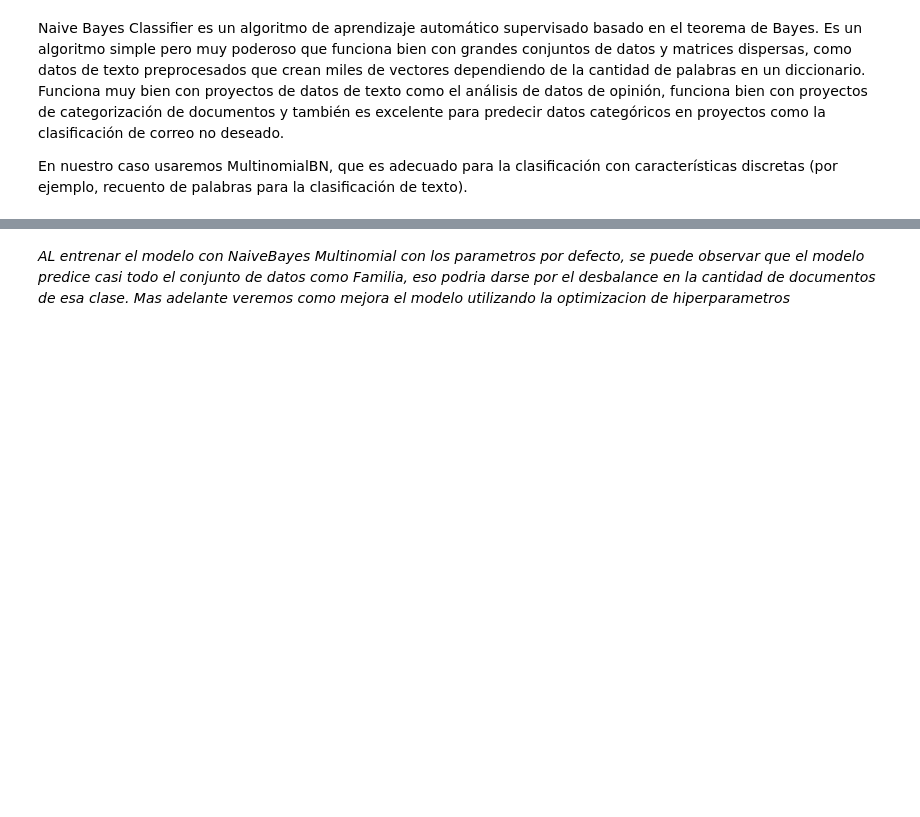
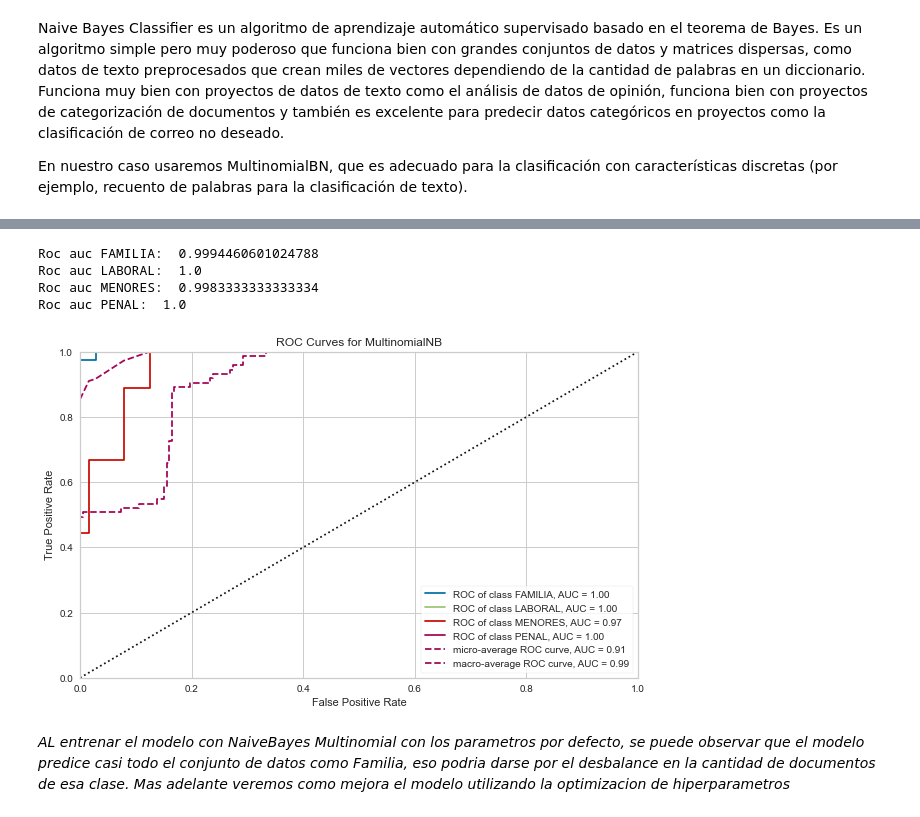
Before and after one commit to nicocarrion1/Mentoria_Busqueda_y_Recomendacion_Textos_Legales, a Jupyter notebook: Practico_3-Introduccion_al_aprendizaje_automatico.ipynb, the cells around one changed output, grey strips where cells are left out. Saved outputs shown, nothing was run; the diff lists cells and outputs as text; code cells hidden in the pictures; blank space fills up the shorter version.

```diff
--- a/Practico_3-Introduccion_al_aprendizaje_automatico.ipynb
+++ b/Practico_3-Introduccion_al_aprendizaje_automatico.ipynb
@@ -417,3 +524,12 @@ F1 score: 0.25
+# %%
+roc_auc(MultinomialNB())
+roc_curve(MultinomialNB(),X_train, y_train, X_test, y_test)
+# %% [output]
+Roc auc FAMILIA:  0.9994460601024788
+Roc auc LABORAL:  1.0
+Roc auc MENORES:  0.9983333333333334
+Roc auc PENAL:  1.0
+[figure, added]
 # %% [markdown]
 _AL entrenar el modelo con NaiveBayes Multinomial con los parametros por defecto, se puede observar que el modelo predice casi todo el conjunto de datos como Familia, eso podria darse por el desbalance en la cantidad de documentos de esa clase. Mas adelante veremos como mejora el modelo utilizando la optimizacion de hiperparametros_
 # %% [markdown]
```
Also changed, not shown: parts of 29 cells of this notebook.
